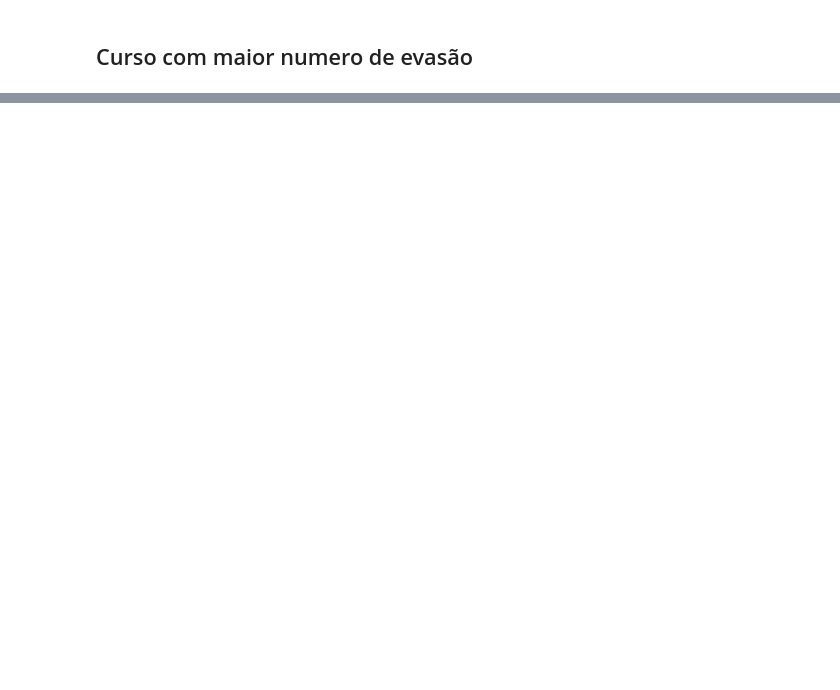
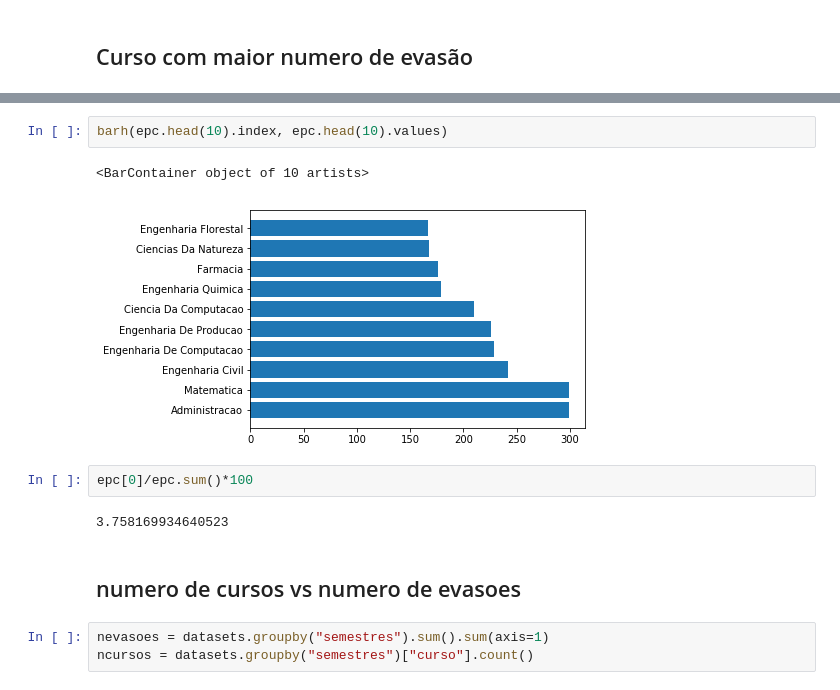
Before and after one commit to wesferr/AnaliseDeEvasaoUnipampa, a Jupyter notebook: TrabalhoIndex.ipynb, the cells around one changed output, grey strips where cells are left out. Drawn from its saved outputs; the diff is of its cells as text; blank space fills up the shorter version.

```diff
--- a/TrabalhoIndex.ipynb
+++ b/TrabalhoIndex.ipynb
@@ -439,0 +474,14 @@ dtype: float64
+# %%
+barh(epc.head(10).index, epc.head(10).values)
+# %% [output]
+<BarContainer object of 10 artists>
+[figure, added]
+# %%
+epc[0]/epc.sum()*100
+# %% [output]
+3.758169934640523
+# %% [markdown]
+## numero de cursos vs numero de evasoes
+# %%
+nevasoes = datasets.groupby("semestres").sum().sum(axis=1)
+ncursos = datasets.groupby("semestres")["curso"].count()
```
Also changed, not shown: parts of 25 cells of this notebook.
